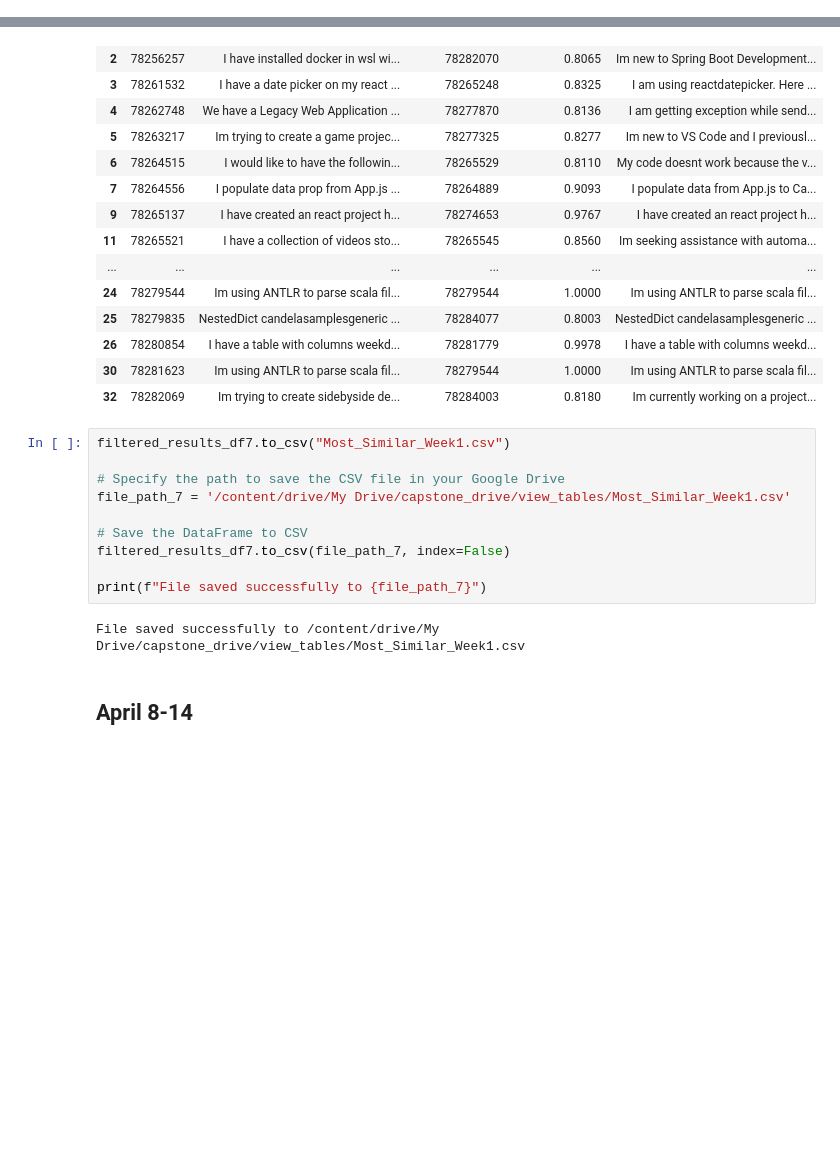
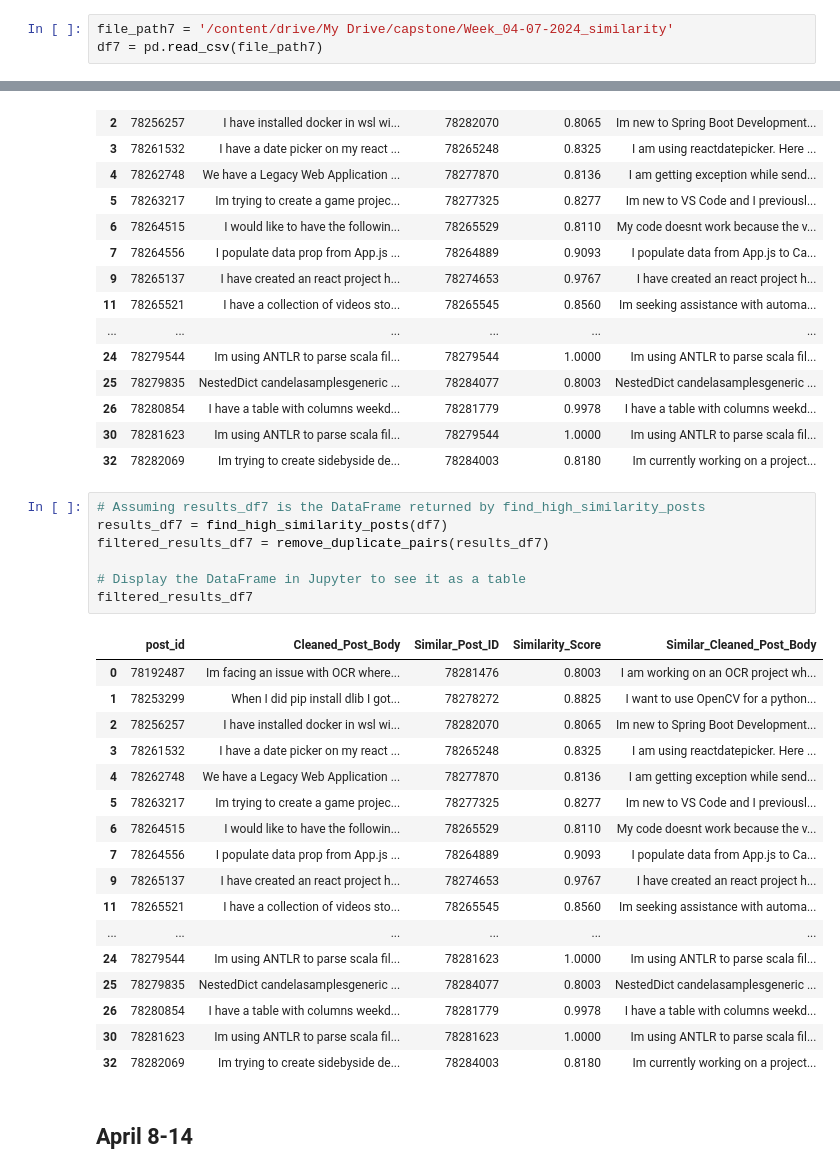
Before and after one commit to anukzak22/Capstone_project, a Jupyter notebook: NLP_notebooks/Post_Similarity.ipynb, the cells around one changed output, grey strips where cells are left out. Saved outputs shown, nothing was run; the diff lists cells and outputs as text; blank space fills up the shorter version.

```diff
--- a/NLP_notebooks/Post_Similarity.ipynb
+++ b/NLP_notebooks/Post_Similarity.ipynb
@@ -76,3 +78,6 @@ df7 = pd.read_csv(file_path7)
+# %%
+file_path7 = '/content/drive/My Drive/capstone/Week_04-07-2024_similarity'
+df7 = pd.read_csv(file_path7)
 # %%
 
 file_path21 = '/content/drive/My Drive/capstone/view_posts_2024-04-21.csv'
@@ -793,18 +798,31 @@ filtered_results_df7
 | 26 | 78280854 | I have a table with columns weekd... | 78281779 | 0.9978 | I have a table with columns weekd... |
 | 30 | 78281623 | Im using ANTLR to parse scala fil... | 78279544 | 1.0000 | Im using ANTLR to parse scala fil... |
 | 32 | 78282069 | Im trying to create sidebyside de... | 78284003 | 0.8180 | Im currently working on a project... |
-# %%
-filtered_results_df7.to_csv("Most_Similar_Week1.csv")
-
-# Specify the path to save the CSV file in your Google Drive
-file_path_7 = '/content/drive/My Drive/capstone_drive/view_tables/Most_Similar_Week1.csv'
-
-# Save the DataFrame to CSV
-filtered_results_df7.to_csv(file_path_7, index=False)
-
-print(f"File saved successfully to {file_path_7}")
-# %% [output]
-File saved successfully to /content/drive/My Drive/capstone_drive/view_tables/Most_Similar_Week1.csv
+# %%
+# Assuming results_df7 is the DataFrame returned by find_high_similarity_posts
+results_df7 = find_high_similarity_posts(df7)
+filtered_results_df7 = remove_duplicate_pairs(results_df7)
+
+# Display the DataFrame in Jupyter to see it as a table
+filtered_results_df7
+# %% [output]
+|  | post_id | Cleaned_Post_Body | Similar_Post_ID | Similarity_Score | Similar_Cleaned_Post_Body |
+| 0 | 78192487 | Im facing an issue with OCR where... | 78281476 | 0.8003 | I am working on an OCR project wh... |
+| 1 | 78253299 | When I did pip install dlib I got... | 78278272 | 0.8825 | I want to use OpenCV for a python... |
+| 2 | 78256257 | I have installed docker in wsl wi... | 78282070 | 0.8065 | Im new to Spring Boot Development... |
+| 3 | 78261532 | I have a date picker on my react ... | 78265248 | 0.8325 | I am using reactdatepicker. Here ... |
+| 4 | 78262748 | We have a Legacy Web Application ... | 78277870 | 0.8136 | I am getting exception while send... |
+| 5 | 78263217 | Im trying to create a game projec... | 78277325 | 0.8277 | Im new to VS Code and I previousl... |
+| 6 | 78264515 | I would like to have the followin... | 78265529 | 0.8110 | My code doesnt work because the v... |
+| 7 | 78264556 | I populate data prop from App.js ... | 78264889 | 0.9093 | I populate data from App.js to Ca... |
+| 9 | 78265137 | I have created an react project h... | 78274653 | 0.9767 | I have created an react project h... |
+| 11 | 78265521 | I have a collection of videos sto... | 78265545 | 0.8560 | Im seeking assistance with automa... |
+| ... | ... | ... | ... | ... | ... |
+| 24 | 78279544 | Im using ANTLR to parse scala fil... | 78281623 | 1.0000 | Im using ANTLR to parse scala fil... |
+| 25 | 78279835 | NestedDict candelasamplesgeneric ... | 78284077 | 0.8003 | NestedDict candelasamplesgeneric ... |
+| 26 | 78280854 | I have a table with columns weekd... | 78281779 | 0.9978 | I have a table with columns weekd... |
+| 30 | 78281623 | Im using ANTLR to parse scala fil... | 78281623 | 1.0000 | Im using ANTLR to parse scala fil... |
+| 32 | 78282069 | Im trying to create sidebyside de... | 78284003 | 0.8180 | Im currently working on a project... |
 # %% [markdown]
 ## April 8-14
 # %%
```
Also changed, not shown: parts of 7 cells of this notebook, 1 other file.
